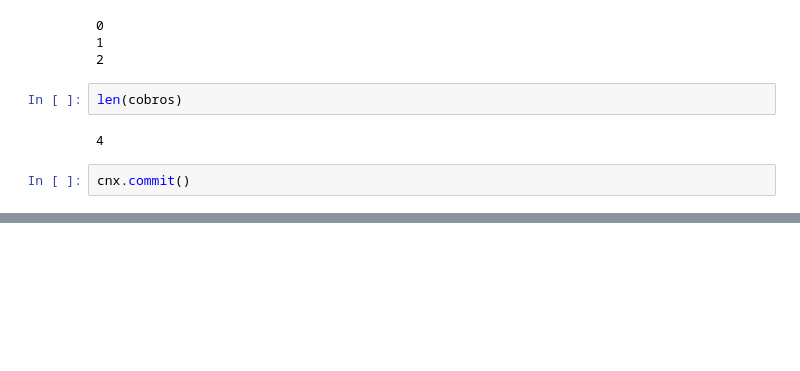
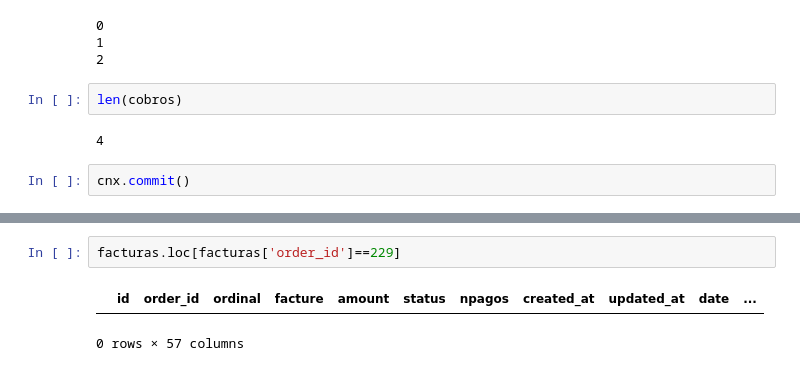
Before and after one commit to AjoloteCosmico/tyrsaAdmin, a Jupyter notebook: public/migracion.ipynb, the cells around one changed output, grey strips where cells are left out. Saved outputs shown, nothing was run; the diff lists cells and outputs as text; blank space fills up the shorter version.

```diff
--- a/public/migracion.ipynb
+++ b/public/migracion.ipynb
@@ -148,0 +212,5 @@ cnx.commit()
+# %%
+facturas.loc[facturas['order_id']==229]
+# %% [output]
+|  | id | order_id | ordinal | facture | amount | status | npagos | created_at | updated_at | date | ... |
+0 rows × 57 columns
```
Also changed, not shown: parts of 1 cell of this notebook, 1 other file.
